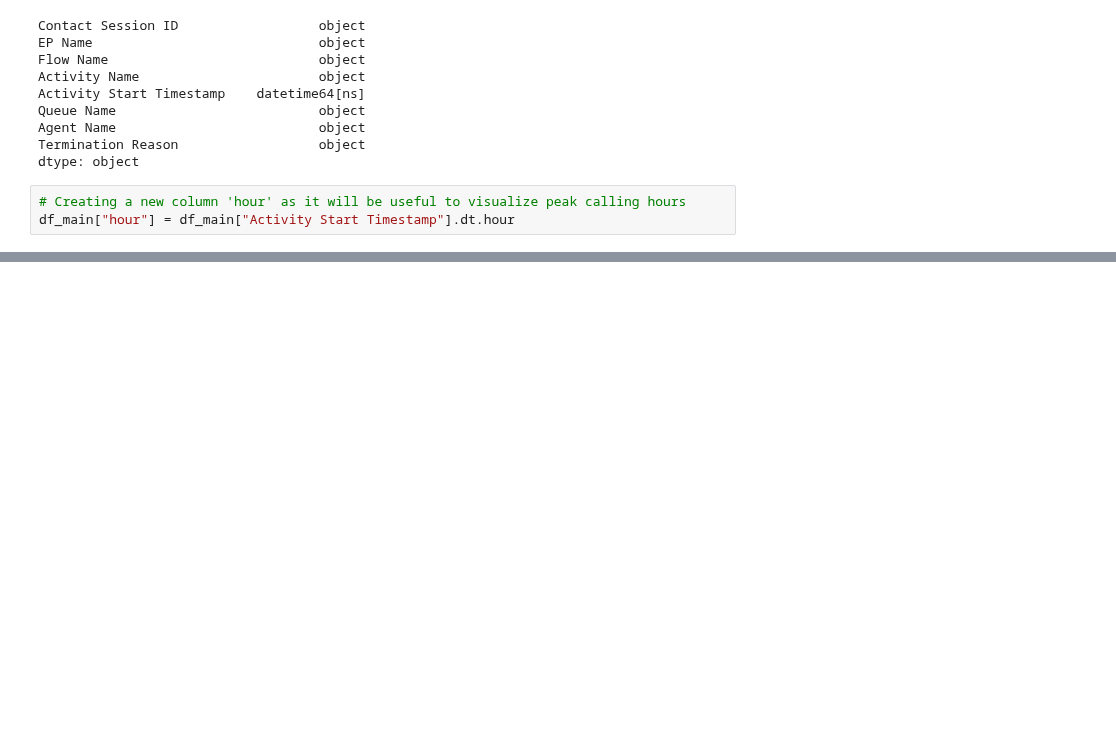
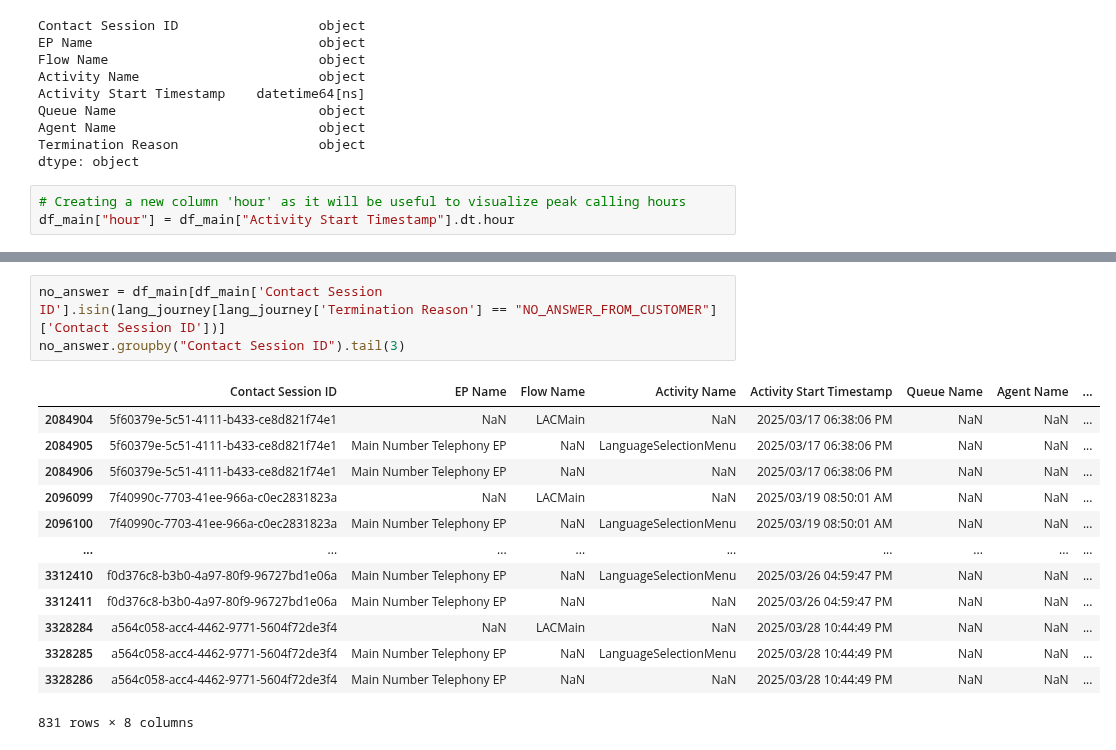
Before and after one commit to arvindkrishna87/STAT390_LegalAid_Fall2025, a Jupyter notebook: Code/Call outcome analysis/Consistency_Check_CallOutcome_Nov17_Derwent.ipynb, the cells around one changed output, grey strips where cells are left out. Cells and saved outputs as stored; diff of their text form; blank space fills up the shorter version.

```diff
--- a/Code/Call outcome analysis/Consistency_Check_CallOutcome_Nov17_Derwent.ipynb
+++ b/Code/Call outcome analysis/Consistency_Check_CallOutcome_Nov17_Derwent.ipynb
@@ -96,0 +162,17 @@ df_main["date"] = pd.to_datetime(df_main["date"])
+# %%
+no_answer = df_main[df_main['Contact Session ID'].isin(lang_journey[lang_journey['Termination Reason'] == "NO_ANSWER_FROM_CUSTOMER"]['Contact Session ID'])]
+no_answer.groupby("Contact Session ID").tail(3)
+# %% [output]
+|  | Contact Session ID | EP Name | Flow Name | Activity Name | Activity Start Timestamp | Queue Name | Agent Name | ... |
+| 2084904 | 5f60379e-5c51-4111-b433-ce8d821f74e1 | NaN | LACMain | NaN | 2025/03/17 06:38:06 PM | NaN | NaN | ... |
+| 2084905 | 5f60379e-5c51-4111-b433-ce8d821f74e1 | Main Number Telephony EP | NaN | LanguageSelectionMenu | 2025/03/17 06:38:06 PM | NaN | NaN | ... |
+| 2084906 | 5f60379e-5c51-4111-b433-ce8d821f74e1 | Main Number Telephony EP | NaN | NaN | 2025/03/17 06:38:06 PM | NaN | NaN | ... |
+| 2096099 | 7f40990c-7703-41ee-966a-c0ec2831823a | NaN | LACMain | NaN | 2025/03/19 08:50:01 AM | NaN | NaN | ... |
+| 2096100 | 7f40990c-7703-41ee-966a-c0ec2831823a | Main Number Telephony EP | NaN | LanguageSelectionMenu | 2025/03/19 08:50:01 AM | NaN | NaN | ... |
+| ... | ... | ... | ... | ... | ... | ... | ... | ... |
+| 3312410 | f0d376c8-b3b0-4a97-80f9-96727bd1e06a | Main Number Telephony EP | NaN | LanguageSelectionMenu | 2025/03/26 04:59:47 PM | NaN | NaN | ... |
+| 3312411 | f0d376c8-b3b0-4a97-80f9-96727bd1e06a | Main Number Telephony EP | NaN | NaN | 2025/03/26 04:59:47 PM | NaN | NaN | ... |
+| 3328284 | a564c058-acc4-4462-9771-5604f72de3f4 | NaN | LACMain | NaN | 2025/03/28 10:44:49 PM | NaN | NaN | ... |
+| 3328285 | a564c058-acc4-4462-9771-5604f72de3f4 | Main Number Telephony EP | NaN | LanguageSelectionMenu | 2025/03/28 10:44:49 PM | NaN | NaN | ... |
+| 3328286 | a564c058-acc4-4462-9771-5604f72de3f4 | Main Number Telephony EP | NaN | NaN | 2025/03/28 10:44:49 PM | NaN | NaN | ... |
+831 rows × 8 columns
```
Also changed, not shown: parts of 14 cells of this notebook.
